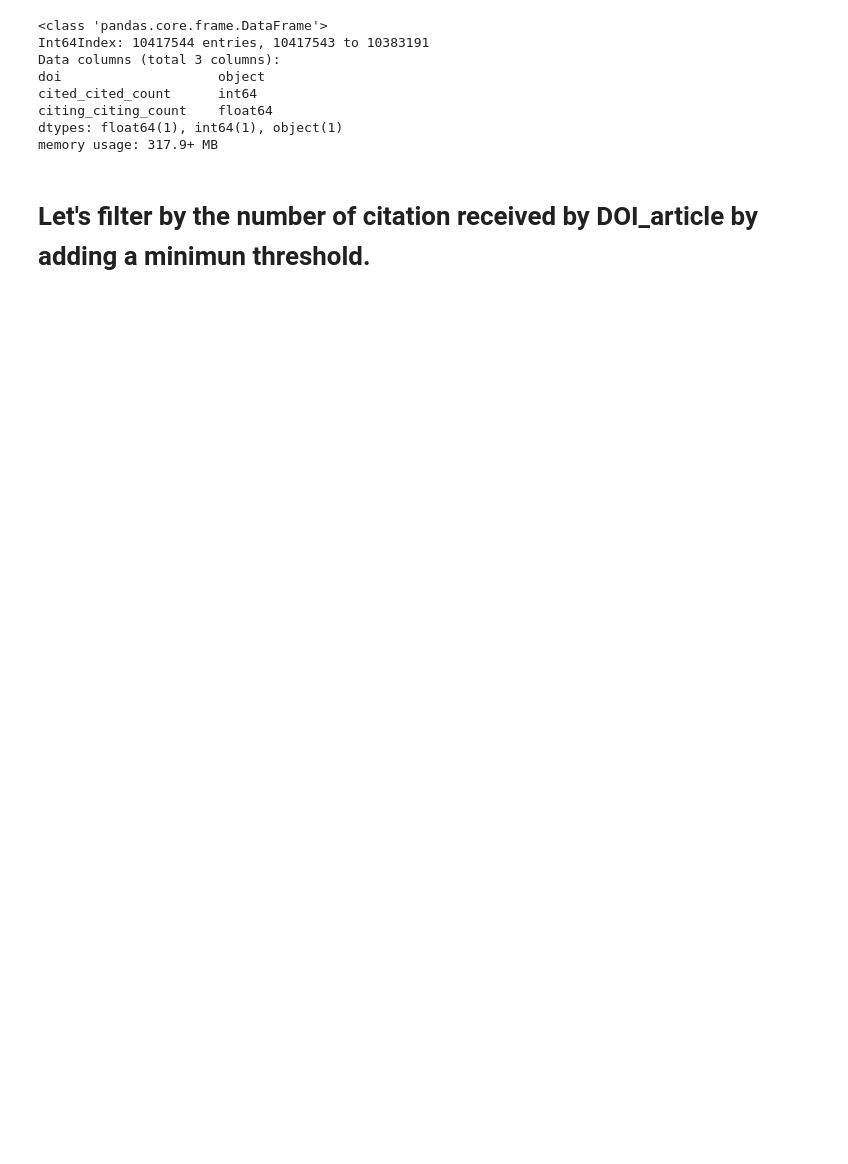
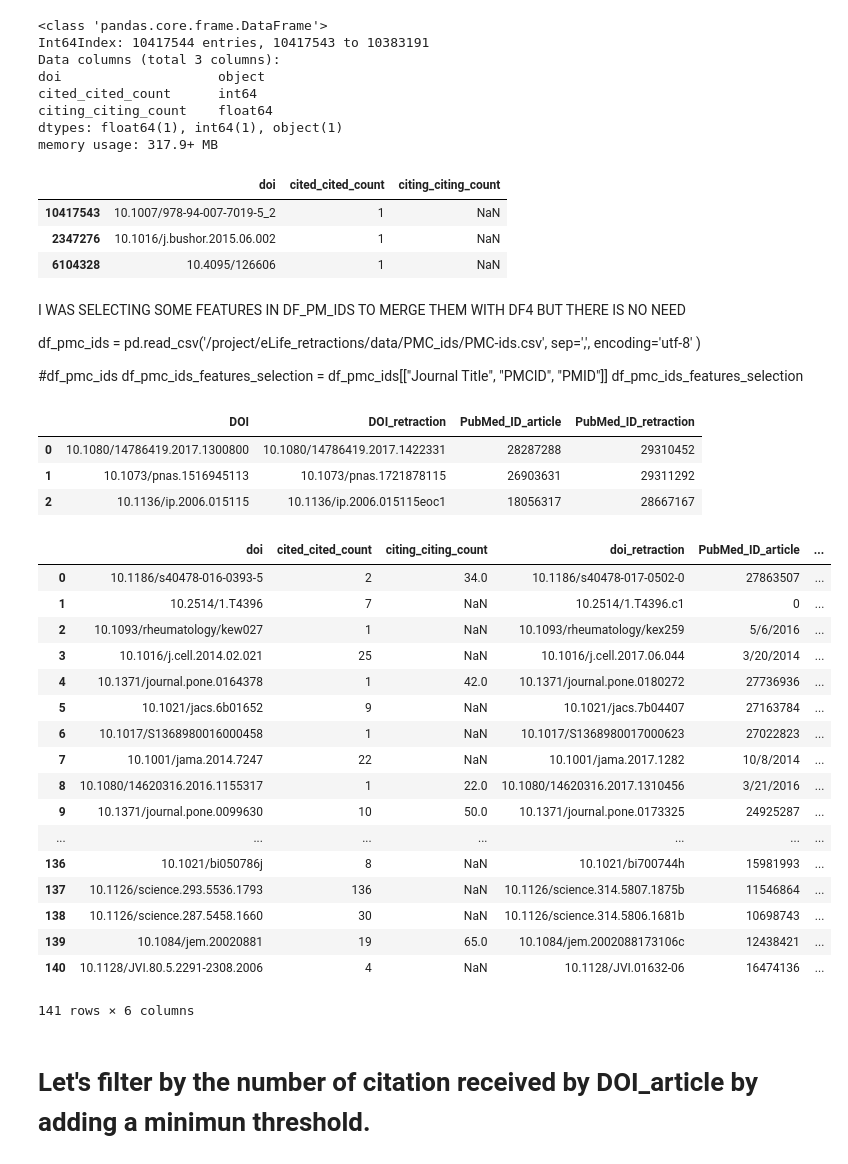
Before and after one commit to dciudadr/eLife_retractions, a Jupyter notebook: retractionwatch.ipynb, the cells around one changed output. Drawn from its saved outputs; the diff is of its cells as text; code cells hidden in the pictures; blank space fills up the shorter version.

```diff
--- a/retractionwatch.ipynb
+++ b/retractionwatch.ipynb
@@ -208,4 +209,30 @@ cited_cited_count      int64
 citing_citing_count    float64
 dtypes: float64(1), int64(1), object(1)
 memory usage: 317.9+ MB
+# %%
+cited_papers.head(3)
+# %% [output]
+|  | doi | cited_cited_count | citing_citing_count |
+| 10417543 | 10.1007/978-94-007-7019-5_2 | 1 | NaN |
+| 2347276 | 10.1016/j.bushor.2015.06.002 | 1 | NaN |
+| 6104328 | 10.4095/126606 | 1 | NaN |
+# %% [markdown]
+I WAS SELECTING SOME FEATURES IN DF_PM_IDS TO MERGE THEM WITH DF4 BUT THERE IS NO NEED
+
+
+df_pmc_ids = pd.read_csv('/project/eLife_retractions/data/PMC_ids/PMC-ids.csv',
+                     sep=',',
+                     encoding='utf-8'
+                    )
+
+#df_pmc_ids
+df_pmc_ids_features_selection = df_pmc_ids[["Journal Title", "PMCID", "PMID"]]
+df_pmc_ids_features_selection
+# %%
+df4.head(3)
+# %% [output]
+|  | DOI | DOI_retraction | PubMed_ID_article | PubMed_ID_retraction |
+| 0 | 10.1080/14786419.2017.1300800 | 10.1080/14786419.2017.1422331 | 28287288 | 29310452 |
+| 1 | 10.1073/pnas.1516945113 | 10.1073/pnas.1721878115 | 26903631 | 29311292 |
+| 2 | 10.1136/ip.2006.015115 | 10.1136/ip.2006.015115eoc1 | 18056317 | 28667167 |
 # %%
@@ -239,3 +269,28 @@ df_out.to_csv('doi_retraction_citations.csv',
     sep='\t',
     encoding='utf-8'
     )
+# %%
+df_out = pd.read_csv('doi_retraction_citations.csv',
+                     sep='\t',
+                     encoding='utf-8'
+                    )
+df_out
+# %% [output]
+|  | doi | cited_cited_count | citing_citing_count | doi_retraction | PubMed_ID_article | ... |
+| 0 | 10.1186/s40478-016-0393-5 | 2 | 34.0 | 10.1186/s40478-017-0502-0 | 27863507 | ... |
+| 1 | 10.2514/1.T4396 | 7 | NaN | 10.2514/1.T4396.c1 | 0 | ... |
+| 2 | 10.1093/rheumatology/kew027 | 1 | NaN | 10.1093/rheumatology/kex259 | 5/6/2016 | ... |
+| 3 | 10.1016/j.cell.2014.02.021 | 25 | NaN | 10.1016/j.cell.2017.06.044 | 3/20/2014 | ... |
+| 4 | 10.1371/journal.pone.0164378 | 1 | 42.0 | 10.1371/journal.pone.0180272 | 27736936 | ... |
+| 5 | 10.1021/jacs.6b01652 | 9 | NaN | 10.1021/jacs.7b04407 | 27163784 | ... |
+| 6 | 10.1017/S1368980016000458 | 1 | NaN | 10.1017/S1368980017000623 | 27022823 | ... |
+| 7 | 10.1001/jama.2014.7247 | 22 | NaN | 10.1001/jama.2017.1282 | 10/8/2014 | ... |
+| 8 | 10.1080/14620316.2016.1155317 | 1 | 22.0 | 10.1080/14620316.2017.1310456 | 3/21/2016 | ... |
+| 9 | 10.1371/journal.pone.0099630 | 10 | 50.0 | 10.1371/journal.pone.0173325 | 24925287 | ... |
+| ... | ... | ... | ... | ... | ... | ... |
+| 136 | 10.1021/bi050786j | 8 | NaN | 10.1021/bi700744h | 15981993 | ... |
+| 137 | 10.1126/science.293.5536.1793 | 136 | NaN | 10.1126/science.314.5807.1875b | 11546864 | ... |
+| 138 | 10.1126/science.287.5458.1660 | 30 | NaN | 10.1126/science.314.5806.1681b | 10698743 | ... |
+| 139 | 10.1084/jem.20020881 | 19 | 65.0 | 10.1084/jem.2002088173106c | 12438421 | ... |
+| 140 | 10.1128/JVI.80.5.2291-2308.2006 | 4 | NaN | 10.1128/JVI.01632-06 | 16474136 | ... |
+141 rows × 6 columns
```
Also changed, not shown: parts of 13 cells of this notebook, 1 other file.
